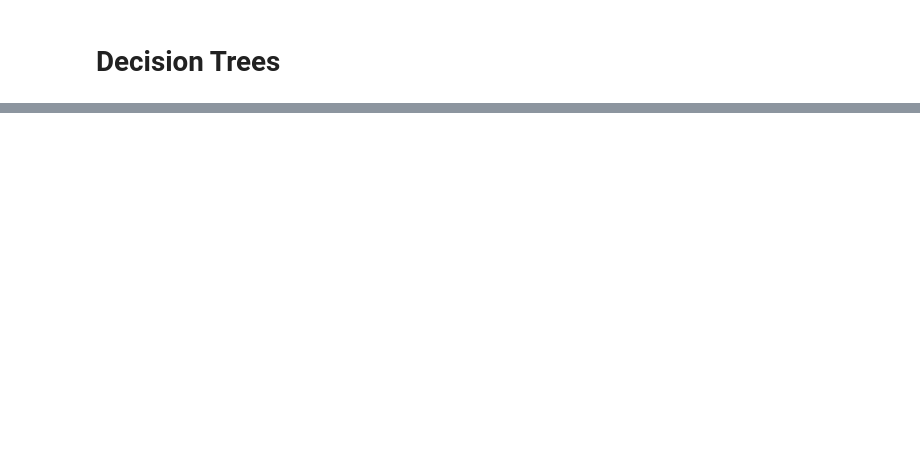
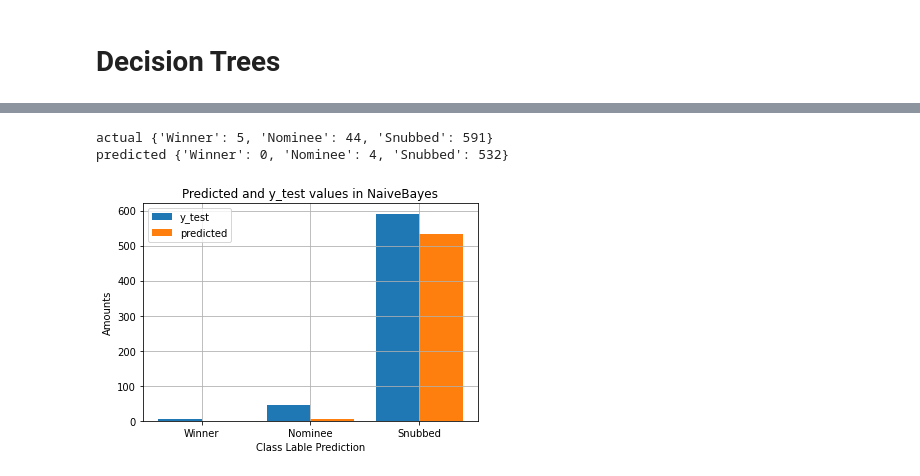
Before and after one commit to hannahnvc/CPSC322-Final-Project, a Jupyter notebook: Final_Movie_Project.ipynb, the cells around one changed output, grey strips where cells are left out. Saved outputs shown, nothing was run; the diff lists cells and outputs as text; code cells hidden in the pictures; blank space fills up the shorter version.

```diff
--- a/Final_Movie_Project.ipynb
+++ b/Final_Movie_Project.ipynb
@@ -329,0 +324,22 @@ Predict_1: ['Snubbed', 'Snubbed', 'Snubbed', 'Snubbed', 'Snubbed', 'Snubbed', 'S
+# %%
+DecisionTree = MyDecisionTreeClassifier()
+DecisionTree.fit(X_train, y_train)
+predict_1 = DecisionTree.predict(X_test)
+
+test_dict = myutils.create_dictionary_labels(y_test, ["Winner", "Nominee", "Snubbed"])
+print("actual", test_dict)
+lst1_vals = list(test_dict.keys())
+lst1_counts = list(test_dict.values())
+
+predicted_dict = myutils.create_dictionary_labels(predict_1, ["Winner", "Nominee", "Snubbed"])
+print("predicted", predicted_dict)
+lst2_vals = list(predicted_dict.keys())
+lst2_counts = list(predicted_dict.values())
+
+matrix = myevaluation.confusion_matrix(y_test, predict_1, ["Winner", "Nominee", "Snubbed"])
+
+plot_utils.make_multiple_bar_graphs(lst1_vals, lst2_vals, lst1_counts, lst2_counts, "Predicted and y_test values in NaiveBayes", "Class Lable Prediction", "Amounts", "y_test", "predicted")
+# %% [output]
+actual {'Winner': 5, 'Nominee': 44, 'Snubbed': 591}
+predicted {'Winner': 0, 'Nominee': 4, 'Snubbed': 532}
+[figure, added]
```
Also changed, not shown: parts of 11 cells of this notebook, 11 other files.
